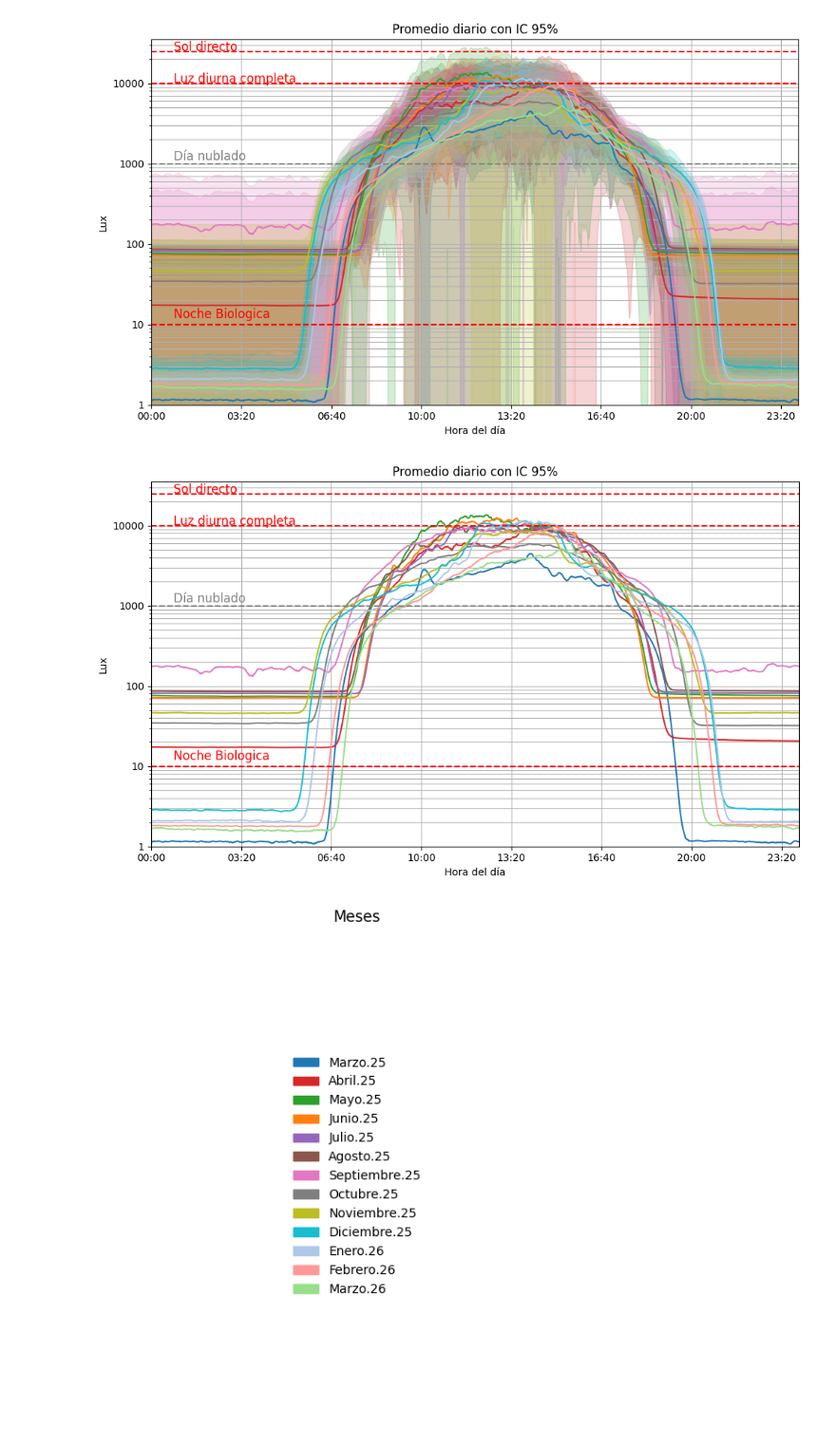
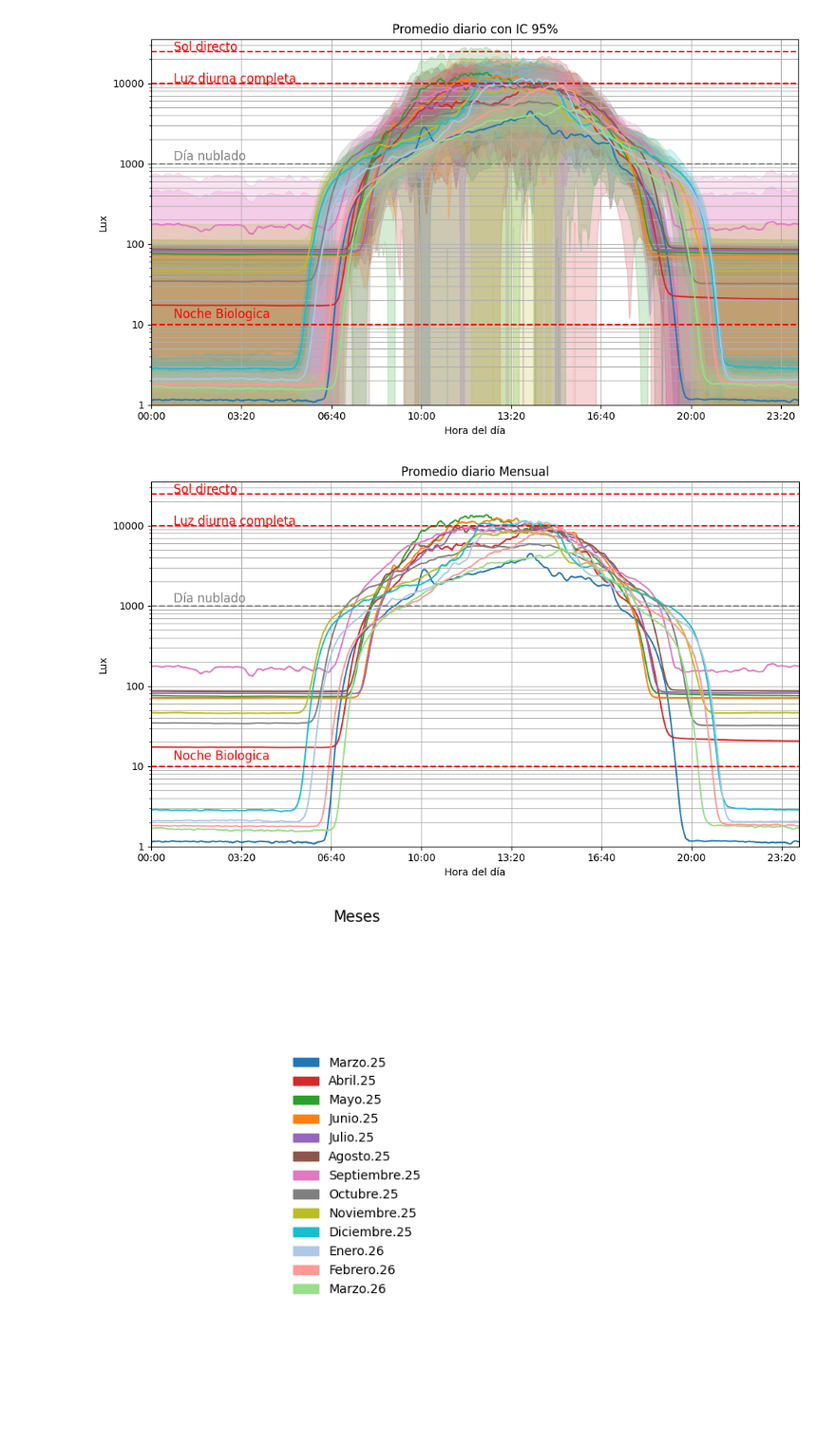
Before and after one commit to Juanchumu/ECO2, a Jupyter notebook: TP1/Eco2_tp1_final.ipynb, the cells around one changed output. Shown at 95% size. Cells and saved outputs as stored; diff of their text form; code cells hidden in the pictures.

```diff
--- a/TP1/Eco2_tp1_final.ipynb
+++ b/TP1/Eco2_tp1_final.ipynb
@@ -695,38 +695,38 @@ for i in range(len(Inicio_Eventos)):
 plt.gca().xaxis.set_major_formatter(ticker.FuncFormatter(minutos_a_hora))
 plt.xlabel('Hora del día')
 plt.ylabel('Lux')
-plt.title('Promedio diario con IC 95%')
+plt.title('Promedio diario Mensual')
 #plt.legend(loc = 'lower center')
 plt.grid(True)
 plt.tight_layout()
 
 ### Marcas
 
 #plt.fill_between(x, 10 ,50, color='gray', alpha=0.1)
 #Para mostrar en escala log sin tener que modificar todo
 plt.yscale('log')
 
 plt.axhline(y=1000, color='gray', linestyle='--')
 plt.text(50, 1100, 'Día nublado', color='gray', fontsize=12)
 plt.axhline(y=10000, color='red', linestyle='--')
 plt.text(50, 10100, 'Luz diurna completa', color='Red', fontsize=12)
 plt.axhline(y=25000, color='red', linestyle='--')
 plt.text(50, 25100, 'Sol directo', color='Red', fontsize=12)
 plt.axhline(y=10, color='red', linestyle='--')
 plt.text(50, 12, 'Noche Biologica', color='Red', fontsize=12)
 plt.ylim(1, 35000 ) # Por ejemplo, de 0 a 15
 plt.xlim(left=0)
 plt.xlim(right=Eje_Hora.max())
 
 
 plt.gca().yaxis.set_major_formatter(ticker.ScalarFormatter())  # ← ¡Esto es lo clave!
 #plt.gca().yaxis.set_minor_formatter(ticker.NullFormatter())    # Opcional: ocultar los menores
 
 plt.grid(True, which='both', axis='y')
 plt.savefig('Grafico_Lux_a_lo_largo_del_dia_sin_IC.png', format='png')
 plt.show()
 # %% [output]
-[figure, old version]
+[figure, new version]
 # %%
 import matplotlib.pyplot as plt
 import matplotlib.patches as mpatches
```
Also changed, not shown: 1 other file.
